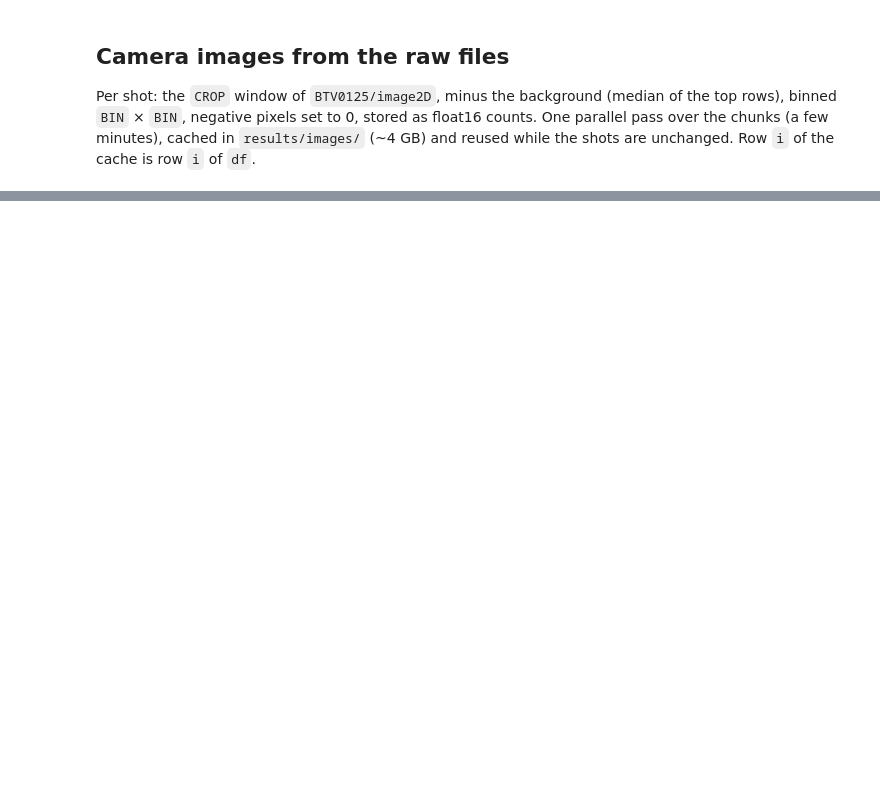
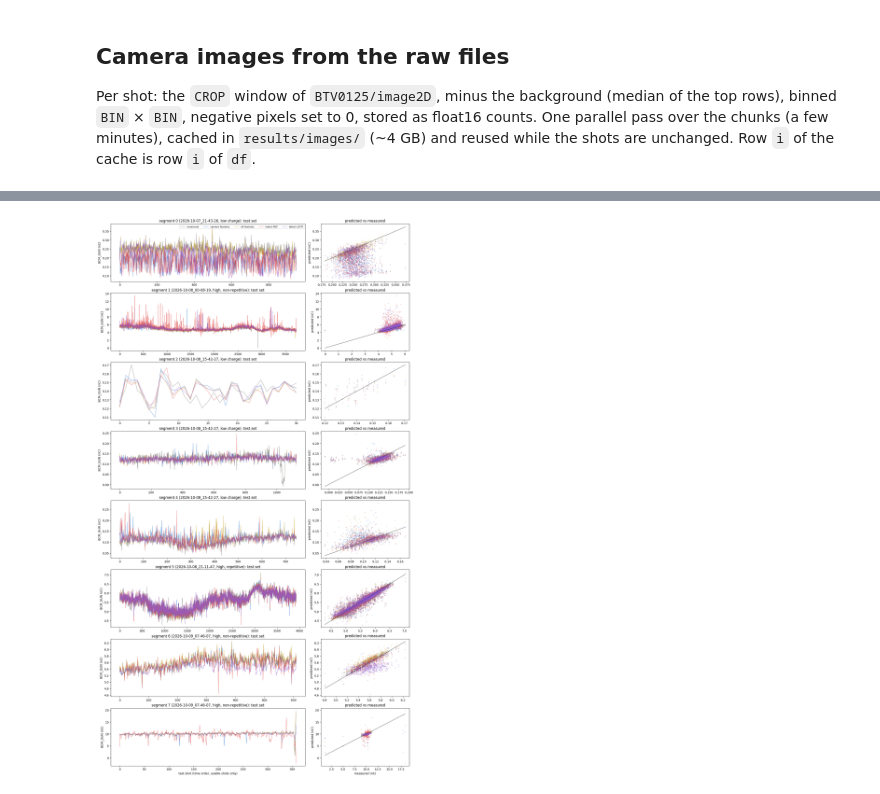
Before and after one commit to aghribi/artifact-hackathon-2026, a Jupyter notebook: challenges/optimisation/fast-approximate/notebooks/08_02_cnn_lstm_vBCM_image_only.ipynb, the cells around one changed output, grey strips where cells are left out. Saved outputs shown, nothing was run; the diff lists cells and outputs as text; code cells hidden in the pictures; blank space fills up the shorter version.

```diff
--- a/challenges/optimisation/fast-approximate/notebooks/08_02_cnn_lstm_vBCM_image_only.ipynb
+++ b/challenges/optimisation/fast-approximate/notebooks/08_02_cnn_lstm_vBCM_image_only.ipynb
@@ -71,7 +81,8 @@ N_JOBS = min(32, os.cpu_count() or 1)
 
 # training
 DEVICE = cnn.DEVICE
-EPOCHS_AE, PATIENCE_AE, BATCH_AE, LR_AE = 40, 5, 128, 1e-3
+EPOCHS_AE, PATIENCE_AE, BATCH_AE, LR_AE = 300, 20, 128, 1e-3      # 40, 5 in the first run: stopped too early
+LR_DECAY, LR_PATIENCE, LR_MIN = 0.5, 6, 1e-5     # learning rate x LR_DECAY after LR_PATIENCE epochs without improvement
 T, HIDDEN, EPOCHS_LSTM, PATIENCE_LSTM, BATCH_LSTM, LR_LSTM = 10, 64, 100, 10, 256, 1e-3
 torch.set_num_threads(8)
 print(f"device {DEVICE}" + (f" ({torch.cuda.get_device_name()})" if DEVICE == "cuda" else " -- no GPU: the autoencoder will be very slow"))
@@ -177,6 +210,7 @@ def train_autoencoder(X, fit, val):
     torch.manual_seed(0)
     model = cnn.AutoEncoder().to(DEVICE)
     opt = torch.optim.Adam(model.parameters(), lr=LR_AE)
+    sched = torch.optim.lr_scheduler.ReduceLROnPlateau(opt, factor=LR_DECAY, patience=LR_PATIENCE, min_lr=LR_MIN)
     amp = dict(device_type=DEVICE, dtype=torch.bfloat16, enabled=DEVICE == "cuda")
 
     def val_loss():
@@ -185,7 +219,7 @@ def train_autoencoder(X, fit, val):
             return float(sum(cnn.weighted_mse(model(X[b].float())[0].float(), X[b].float()) * len(b)
                              for b in val.split(1024)) / len(val))
 
-    best, state, wait, hist = val_loss(), None, 0, []
+    best, state, wait, hist, best_ep, t_start = val_loss(), None, 0, [], 0, time.time()
     for ep in range(1, EPOCHS_AE + 1):
         model.train()
         t0, tot = time.time(), 0.0
@@ -199,16 +233,20 @@ def train_autoencoder(X, fit, val):
             opt.step()
             tot += loss.item() * len(b)
         v = val_loss()
+        sched.step(v)
         hist.append((tot / len(fit), v))
         improved = v < best
         if improved:
-            best, wait = v, 0
+            best, wait, best_ep = v, 0, ep
             state = {k: t.detach().clone() for k, t in model.state_dict().items()}
         else:
             wait += 1
-        print(f"  epoch {ep:2d} | train {hist[-1][0]:.6f} | val {v:.6f}{' *' if improved else ''} | {time.time() - t0:.0f} s")
+        if ep % 10 == 0 or ep == 1:                                     # every 10th epoch, the full curve is plotted below
+            print(f"  epoch {ep:3d} | train {hist[-1][0]:.6f} | val {v:.6f}{' *' if improved else ''} "
+                  f"| lr {opt.param_groups[0]['lr']:.1e} | {time.time() - t0:.0f} s")
         if wait >= PATIENCE_AE:
             break
+    print(f"  stopped after {ep} epochs ({(time.time() - t_start) / 60:.0f} min): best val {best:.6f} at epoch {best_ep}")
     if state is not None:
         model.load_state_dict(state)
     return model.eval(), hist
@@ -223,7 +261,8 @@ def encode(model, X):
 LAT = [f"z{k + 1}" for k in range(cnn.LATENT)]
 AE_CACHE = IMAGES / "08_02_autoencoders.pt"                         # reused while shots and settings are unchanged
 config = dict(shots=hashlib.md5("|".join(signature).encode()).hexdigest(), crop=str(CROP), bin=BIN, regimes=REGIMES,
-              test=TEST_FRAC, val=VAL_FRAC, train=(EPOCHS_AE, PATIENCE_AE, BATCH_AE, LR_AE), latent=cnn.LATENT)
+              test=TEST_FRAC, val=VAL_FRAC, train=(EPOCHS_AE, PATIENCE_AE, BATCH_AE, LR_AE, LR_DECAY, LR_PATIENCE, LR_MIN),
+              latent=cnn.LATENT)
 cached = torch.load(AE_CACHE, weights_only=False) if AE_CACHE.exists() else None
 if cached is not None and cached["config"] == config:
     latents = pd.DataFrame(cached["latents"], index=df.index, columns=LAT)
@@ -306,11 +372,11 @@ class BCMLSTM(torch.nn.Module):
         return self.out(h[:, -1]).squeeze(-1)
 
 
-def lstm_predict(rows):
-    # LSTM on the latent windows of the regime's rows -> predicted BCM (nC) on those rows
+def lstm_predict(rows, X):
+    # LSTM on the windows of the inputs X (latents and/or features) of the regime's rows -> predicted BCM (nC) there
     tr, va = df.loc[rows, "train"].to_numpy(), df.loc[rows, "val"].to_numpy()
-    Z = latents.loc[rows].to_numpy(np.float32)
-    Z = (Z - Z[tr].mean(0)) / (Z[tr].std(0) + 1e-6)
+    Z = X.loc[rows].to_numpy(np.float32)
+    Z = np.nan_to_num((Z - Z[tr].mean(0)) / (Z[tr].std(0) + 1e-6))   # NaN features of unusable shots -> training mean
     A = torch.from_numpy(np.vstack([Z, np.zeros((1, Z.shape[1]), np.float32)])).to(DEVICE)   # + a zero pad row
     pos, lag = df.loc[rows, "pos"].to_numpy(), np.arange(T - 1, -1, -1)
     I = torch.from_numpy(np.where(pos[:, None] >= lag, np.arange(len(rows))[:, None] - lag, len(rows))).to(DEVICE)
@@ -344,20 +410,23 @@ def lstm_predict(rows):
     model.eval()
     with torch.no_grad():
         out = predict(torch.arange(len(rows), device=DEVICE)).cpu().numpy()
-    print(f"  LSTM: {ep} epochs, best validation MAE {best * sd * 1000:.1f} pC")
+    print(f"  LSTM on {Z.shape[1]} inputs: {ep} epochs, best validation MAE {best * sd * 1000:.1f} pC")
     return pd.Series(out * sd + mu, index=rows)
 
 
+inputs = pd.concat([latents, df[FEATURES]], axis=1)                 # the 16 latents and the 10 dataset features
 preds = {}
 for rname, segs in REGIMES.items():
     print(rname)
     rows = df.index[df["seg"].isin(segs)]
     tr = df.loc[rows, "train"] | df.loc[rows, "val"]                  # the sklearn MLP does its own early stopping
     p = {"segment mean": df.loc[rows, "seg"].map(df[df["train"] | df["val"]].groupby("seg")["BCM_GUN"].mean())}
-    for name, cols, X in [("camera features", CAMERA, df), ("all features", FEATURES, df), ("latent MLP", LAT, latents)]:
+    for name, cols, X in [("camera features", CAMERA, df), ("all features", FEATURES, df), ("latent MLP", LAT, latents),
+                          ("latent + features MLP", LAT + FEATURES, inputs)]:
         m = mlp().fit(X.loc[rows[tr.to_numpy()], cols], df.loc[rows[tr.to_numpy()], "BCM_GUN"])
         use = rows[df.loc[rows, "usable"].to_numpy()]                  # no NaN features there
         p[name] = pd.Series(m.predict(X.loc[use, cols]), index=use)
-    p["latent LSTM"] = lstm_predict(rows.to_numpy())
+    for name, X in [("latent LSTM", latents), ("features LSTM", df[FEATURES]), ("latent + features LSTM", inputs)]:
+        p[name] = lstm_predict(rows.to_numpy(), X)
     preds[rname] = p
 MODELS = list(next(iter(preds.values())))
@@ -393,18 +481,22 @@ mae, r2 = [("MAE (pC)", m) for m in MODELS], [("R2", m) for m in MODELS]
 # %%
-COLORS = {"camera features": "#2a78d6", "all features": "#c9a227", "latent MLP": "#e34948", "latent LSTM": "#8e5bd0"}
+# the main models only, all of them are in the table
+COLORS = {"camera features": "#2a78d6", "all features": "#c9a227", "latent LSTM": "#8e5bd0",
+          "latent + features LSTM": "#1f9e78"}
 fig, axes = plt.subplots(len(curves), 2, figsize=(15, 3.3 * len(curves)), gridspec_kw={"width_ratios": [2.2, 1]},
                          layout="constrained", squeeze=False)
 for (ax1, ax2), (s, (y, p)) in zip(axes, sorted(curves.items())):
     shots = np.arange(len(y))
     ax1.plot(shots, y, color="#8a8985", lw=0.8, label="measured")
     for name, color in COLORS.items():
         ax1.plot(shots, p[name], color=color, lw=0.8, alpha=0.8, label=name)
         ax2.scatter(y, p[name], s=3, color=color, alpha=0.3)
     ax2.plot([y.min(), y.max()], [y.min(), y.max()], color="#2b2b29", lw=0.8)
     run = manifest["segments"][s]["run"].removeprefix("acquisition_")
     ax1.set(ylabel="BCM_GUN (nC)", title=f"segment {s} ({run}, {REGIME_OF[s]}): test set")
     ax2.set(ylabel="predicted (nC)", title="predicted vs measured")
 axes[0, 0].legend(fontsize=8, ncols=5)
 axes[-1, 0].set_xlabel("test shot (time order, usable shots only)")
 axes[-1, 1].set_xlabel("measured (nC)")
 plt.show()
+# %% [output]
+[figure, added]
```
Also changed, not shown: parts of 11 cells of this notebook, 1 other file.
